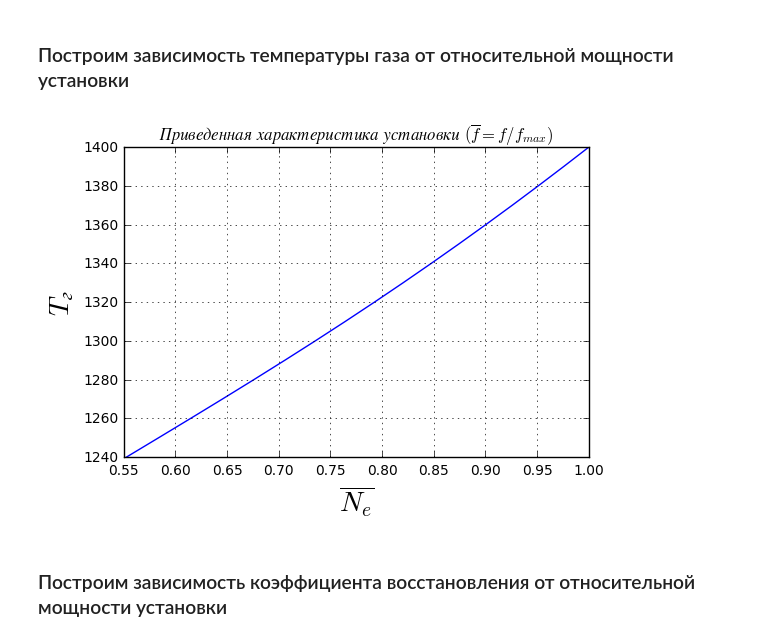
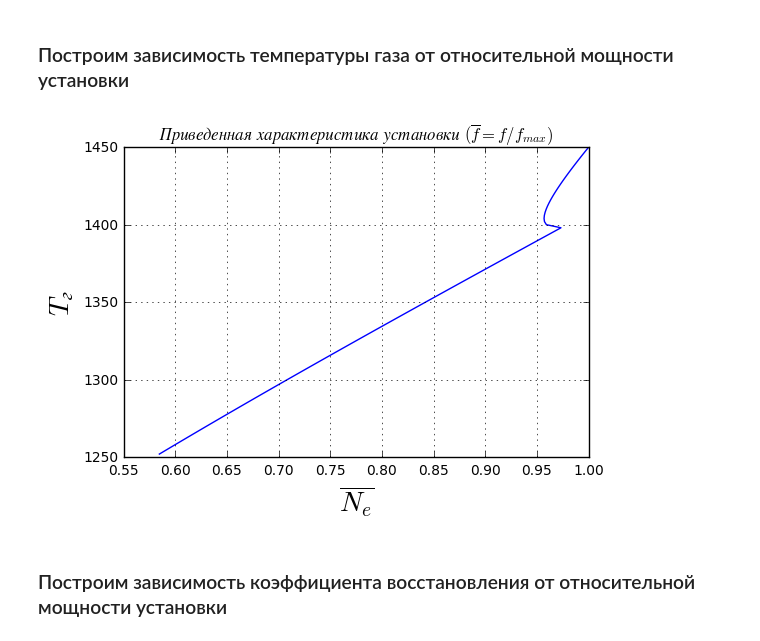
Before and after one commit to Sovianum/cooling-course-project, a Jupyter notebook: notebooks/article/Characteristics.ipynb, the cells around one changed output. Saved outputs shown, nothing was run; the diff lists cells and outputs as text; code cells hidden in the pictures.

```diff
--- a/notebooks/article/Characteristics.ipynb
+++ b/notebooks/article/Characteristics.ipynb
@@ -131,10 +138,10 @@ plt.show()
 # %% [markdown]
 ### Построим зависимость температуры газа от относительной мощности установки
 # %%
-plot_characteristic(data_2nr.power, data_2n.t, "$T_г$")
+plot_characteristic(data_2nr.power, data_2nr.t, "$T_г$")
 plt.show()
 # %% [output]
-[figure, old version]
+[figure, new version]
 # %% [markdown]
 ### Построим зависимость коэффициента восстановления от относительной мощности установки
 # %%
```
Also changed, not shown: parts of 5 cells of this notebook, 6 other files.
